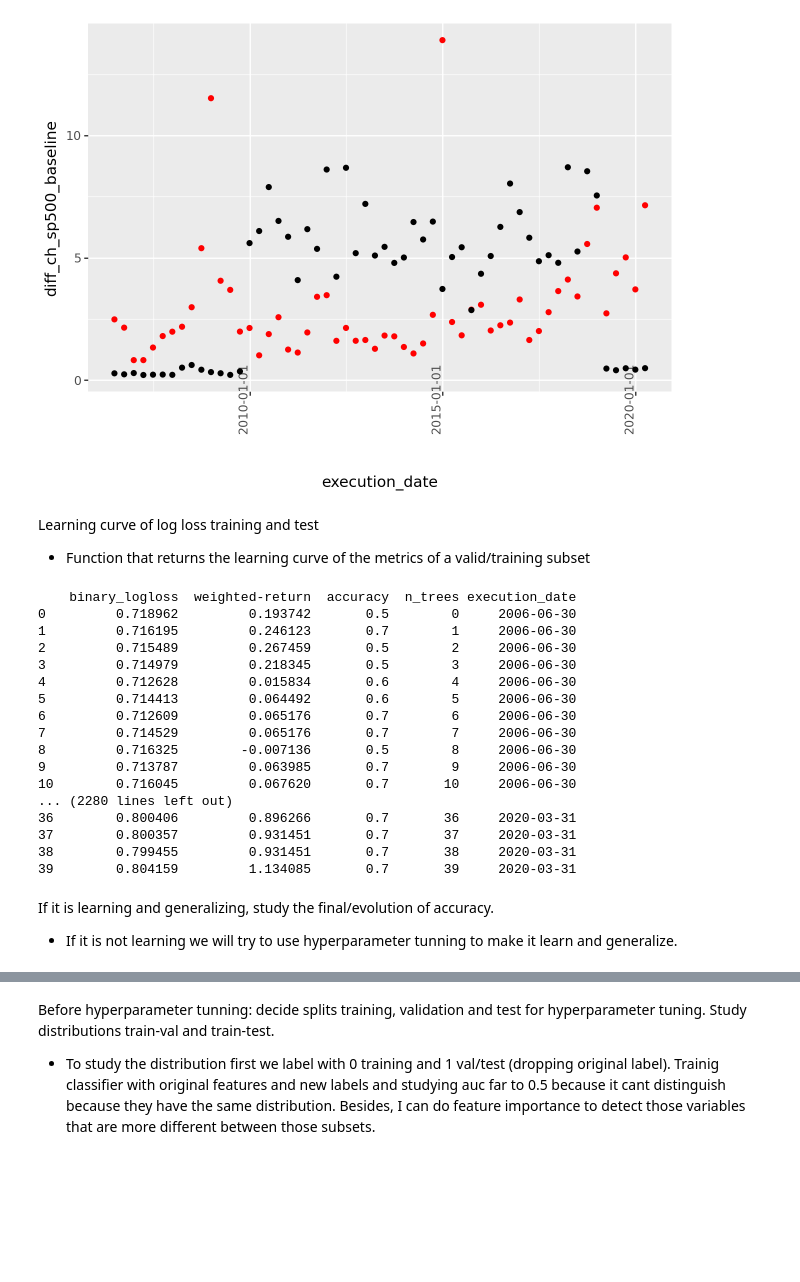
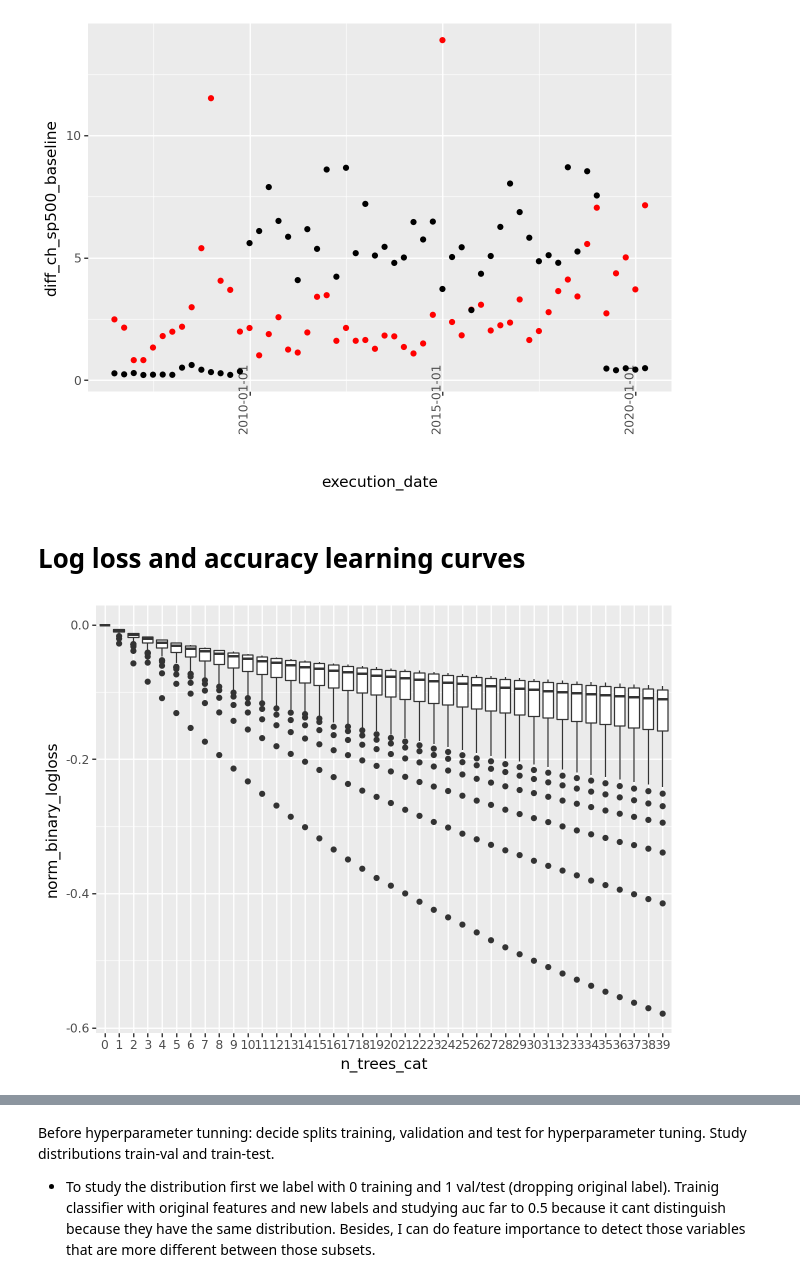
Before and after one commit to raqueel-ff/zrive-ds, a Jupyter notebook: src/module_5/module5.ipynb, the cells around one changed output, grey strips where cells are left out. Saved outputs shown, nothing was run; the diff lists cells and outputs as text; code cells hidden in the pictures; blank space fills up the shorter version.

```diff
--- a/src/module_5/module5.ipynb
+++ b/src/module_5/module5.ipynb
@@ -385,45 +385,37 @@ ggplot(train_results_final_tree_model_vs_baseline, aes(x='execution_date')) +geo
 # %% [output]
 [figure]
 # %% [markdown]
-Learning curve of log loss training and test
-- Function that returns the learning curve of the metrics of a valid/training subset
+# Log loss and accuracy learning curves
 # %%
-#Dataframe with n_trees, metrics and execution_date
-learning_curves = pd.DataFrame()
-for date in all_results:
-    learning_curve = pd.DataFrame(all_results[(date)]["valid_0"])
-    #print(learning_curve)
-    learning_curve["n_trees"] = list(range(len(learning_curve)))
-    learning_curve["execution_date"] = date
-    print(learning_curve)
-    # learning_curves=pd.concat([learning_curves,learning_curve])
-#     for column in learning_curves.columns:
-#         if column not in ["n_trees","execution_date"]:
-#             first_metric = learning_curves[[column,"execution_date"]].drop_duplicates(["execution_date"])
-#             first_metric = first_metric.rename(columns={column:"first_"+column})
-#             learning_curves=pd.merge(learning_curves,first_metric,on=["execution_date"])
-#             learning_curves["norm_"+column] = (learning_curves[column] - learning_curves["first_"+column])/learning_curves["first_"+column]
-#             learning_curves=learning_curves.drop(columns='first_'+column)
+def return_norm_learning_curves(set_):
+    #Dataframe for each execution_dates: n_trees (1-40), saved metrics (in each metric)
+    learning_curves = pd.DataFrame()
+    for date in  all_results:
+        learning_curve = pd.DataFrame(all_results[(date)][set_])
+        learning_curve["n_trees"] = list(range(len(learning_curve)))
+        learning_curve["execution_date"] = date
+        learning_curves=pd.concat([learning_curves,learning_curve])
+    #Merge with normal features. Normalizing all the metrics with respect to the first tree in every date
+    for column in learning_curves.columns:
+        if column not in ["n_trees","execution_date", 'accuracy']:
+            first_metric = learning_curves[[column,"execution_date"]].drop_duplicates(["execution_date"])
+            #Taking the metrics of the first tree
+            first_metric = first_metric.rename(columns={column:"first_"+column})
+            #Merge the first metrics to the execution date & trees dataframe
+            learning_curves=pd.merge(learning_curves,first_metric,on=["execution_date"])
+            #Calculating the norm metrics substracting from the value in the first tree
+            learning_curves["norm_"+column] = (learning_curves[column] - learning_curves["first_"+column])/learning_curves["first_"+column]
+            learning_curves=learning_curves.drop(columns="first_"+column)
 
-# learning_curves["execution_date"] = learning_curves["execution_date"].astype(str)
+    learning_curves["execution_date"] = learning_curves["execution_date"].astype(str)
+    return learning_curves
-# %% [output]
-    binary_logloss  weighted-return  accuracy  n_trees execution_date
-0         0.718962         0.193742       0.5        0     2006-06-30
-1         0.716195         0.246123       0.7        1     2006-06-30
-2         0.715489         0.267459       0.5        2     2006-06-30
-3         0.714979         0.218345       0.5        3     2006-06-30
-4         0.712628         0.015834       0.6        4     2006-06-30
-5         0.714413         0.064492       0.6        5     2006-06-30
-6         0.712609         0.065176       0.7        6     2006-06-30
-7         0.714529         0.065176       0.7        7     2006-06-30
-8         0.716325        -0.007136       0.5        8     2006-06-30
-9         0.713787         0.063985       0.7        9     2006-06-30
-10        0.716045         0.067620       0.7       10     2006-06-30
-... (2280 lines left out)
-36        0.800406         0.896266       0.7       36     2020-03-31
-37        0.800357         0.931451       0.7       37     2020-03-31
-38        0.799455         0.931451       0.7       38     2020-03-31
-39        0.804159         1.134085       0.7       39     2020-03-31
-# %% [markdown]
-If it is learning and generalizing, study the final/evolution of accuracy.
-- If it is not learning we will try to use hyperparameter tunning to make it learn and generalize.
+# %%
+#Accuracy is not normalized
+train_lc = return_norm_learning_curves("training")
+test_lc = return_norm_learning_curves("valid_0")
+train_lc['n_trees_cat'] = pd.Categorical(train_lc['n_trees'],categories=sorted(train_lc['n_trees'].unique()))
+test_lc['n_trees_cat'] = pd.Categorical(test_lc['n_trees'],categories=sorted(test_lc['n_trees'].unique()))
+# %%
+ggplot(train_lc) + aes(x='n_trees_cat',y='norm_binary_logloss')+ geom_boxplot()
+# %% [output]
+[figure, added]
```
Also changed, not shown: parts of 20 cells of this notebook.
